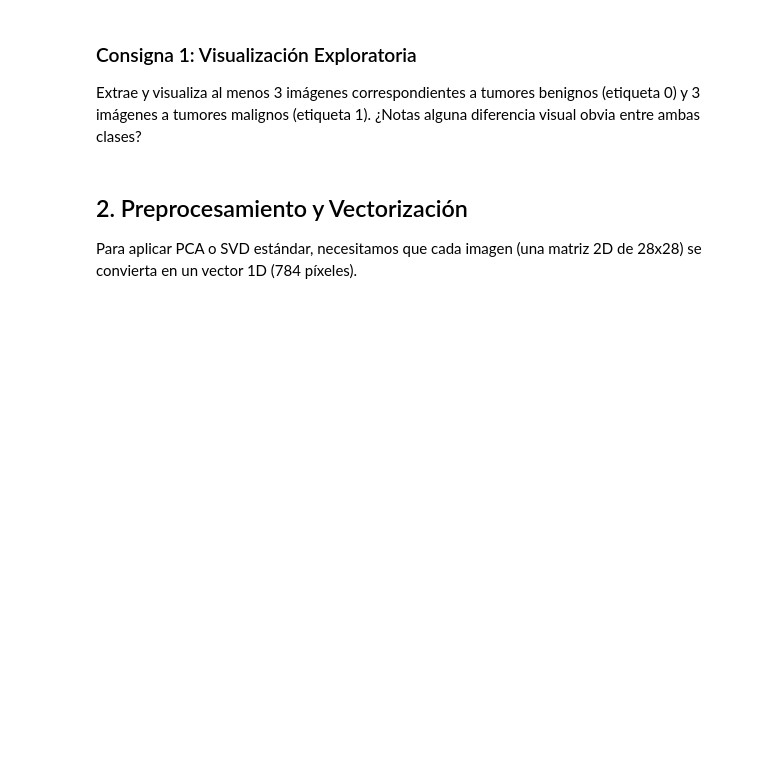
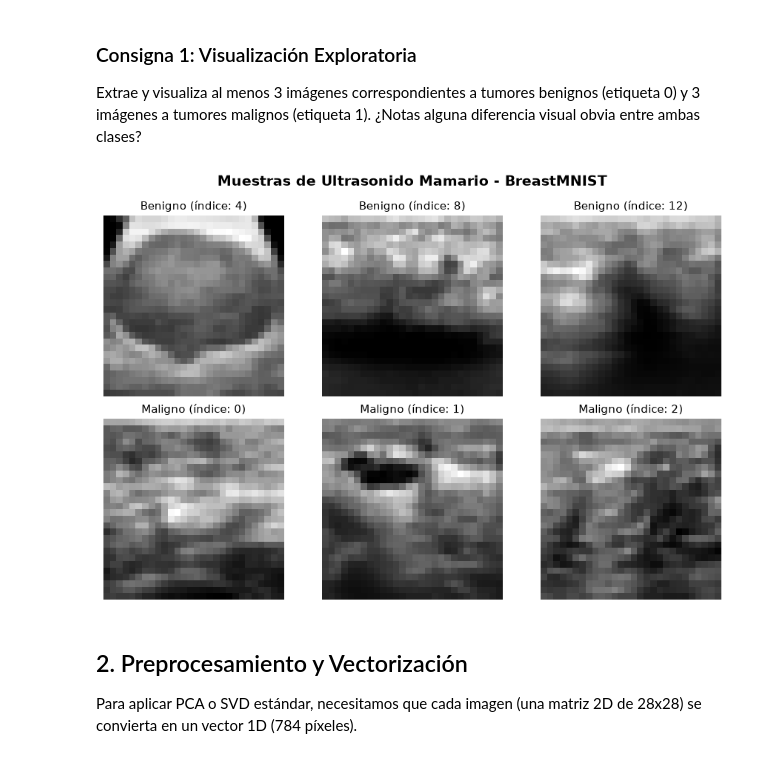
Before and after one commit to saulsil/ML1-2026.2_saulsilva, a Jupyter notebook: TP_3/TP3_Consigna.ipynb, the cells around one changed output. Drawn from its saved outputs; the diff is of its cells as text; code cells hidden in the pictures; blank space fills up the shorter version.

```diff
--- a/TP_3/TP3_Consigna.ipynb
+++ b/TP_3/TP3_Consigna.ipynb
@@ -42,3 +43,28 @@ Extrae y visualiza al menos 3 imágenes correspondientes a tumores benignos (eti
+# %%
+# 1. Obtener los índices de las primeras 3 muestras de cada clase
+idx_benign = np.where(y_train == 0)[0][:3]
+idx_malignant = np.where(y_train == 1)[0][:3]
+
+# 2. Configurar la grilla de visualización (2 filas x 3 columnas)
+fig, axes = plt.subplots(nrows=2, ncols=3, figsize=(9, 6))
+
+# Fila 1: Tumores Benignos (etiqueta 0)
+for i, idx in enumerate(idx_benign):
+    axes[0, i].imshow(X_train[idx], cmap='gray')
+    axes[0, i].set_title(f"Benigno (índice: {idx})", fontsize=11)
+    axes[0, i].axis('off')
+
+# Fila 2: Tumores Malignos (etiqueta 1)
+for i, idx in enumerate(idx_malignant):
+    axes[1, i].imshow(X_train[idx], cmap='gray')
+    axes[1, i].set_title(f"Maligno (índice: {idx})", fontsize=11)
+    axes[1, i].axis('off')
+
+plt.suptitle("Muestras de Ultrasonido Mamario - BreastMNIST", fontsize=14, fontweight='bold')
+plt.tight_layout()
+plt.show()
+# %% [output]
+[figure, added]
 # %% [markdown]
 ## 2. Preprocesamiento y Vectorización
 Para aplicar PCA o SVD estándar, necesitamos que cada imagen (una matriz 2D de 28x28) se convierta en un vector 1D (784 píxeles).
```
Also changed, not shown: parts of 9 cells of this notebook.
